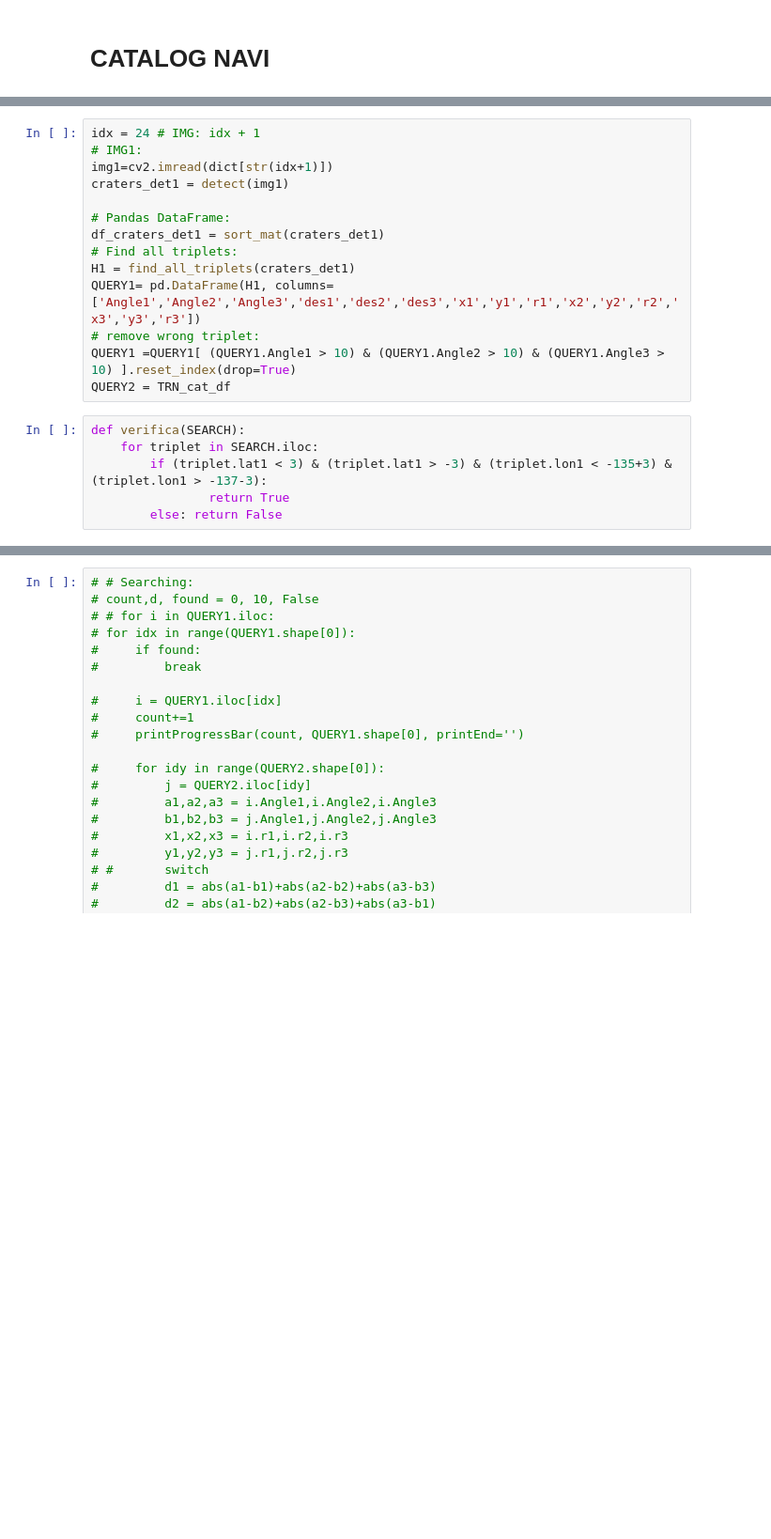
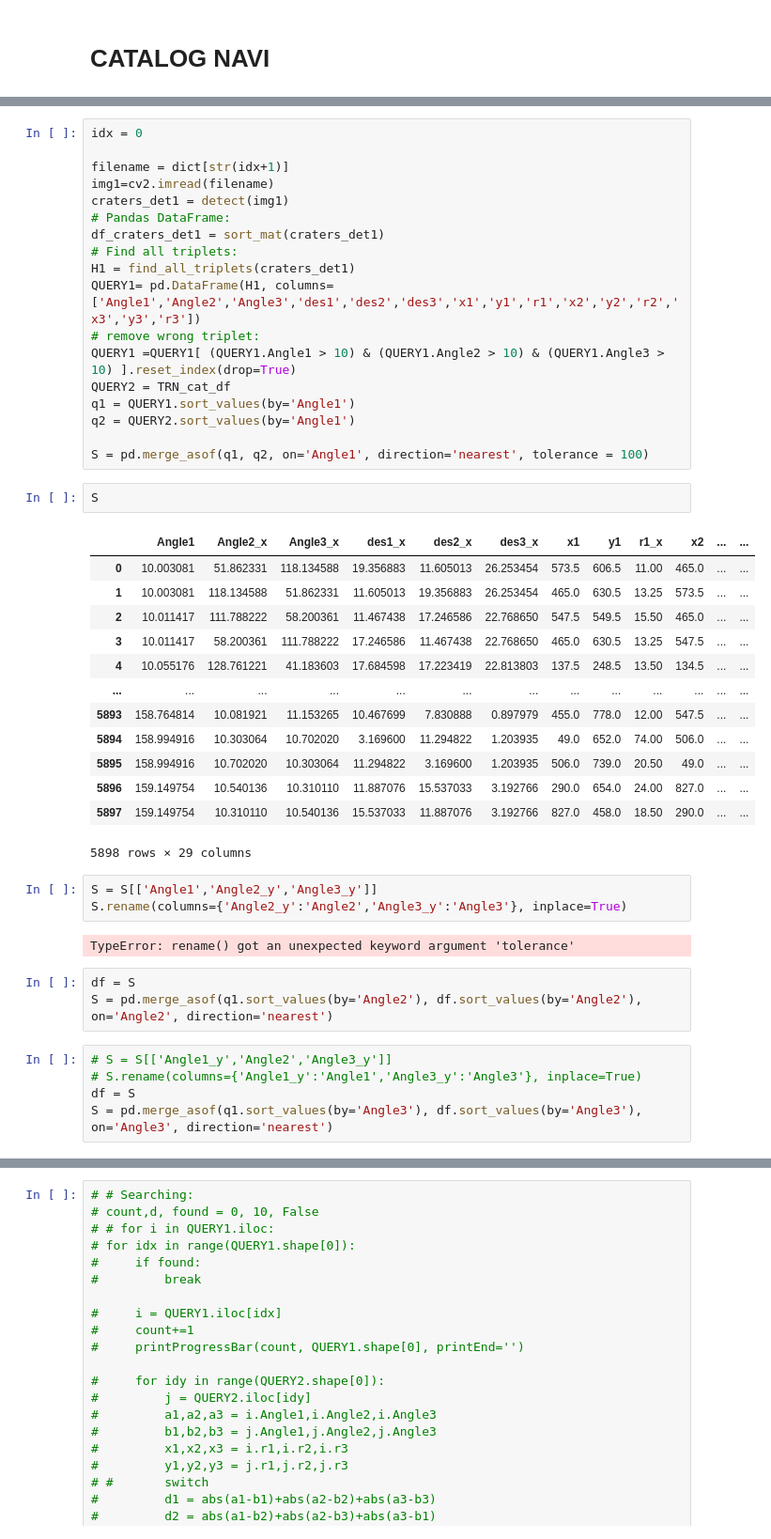
Before and after one commit to sirbastiano/FederNet, a Jupyter notebook: match.ipynb, the cells around one changed output, grey strips where cells are left out. Shown at 94% size. Drawn from its saved outputs; the diff is of its cells as text; blank space fills up the shorter version.

```diff
--- a/match.ipynb
+++ b/match.ipynb
@@ -246,9 +304,9 @@ FOUND!
 # %%
-idx = 24 # IMG: idx + 1
-# IMG1:
-img1=cv2.imread(dict[str(idx+1)])
+idx = 0
+
+filename = dict[str(idx+1)]
+img1=cv2.imread(filename)
 craters_det1 = detect(img1)
-
 # Pandas DataFrame:
 df_craters_det1 = sort_mat(craters_det1)
 # Find all triplets:
@@ -257,9 +315,36 @@ QUERY1= pd.DataFrame(H1, columns=['Angle1','Angle2','Angle3','des1','des2','des3
 # remove wrong triplet:
 QUERY1 =QUERY1[ (QUERY1.Angle1 > 10) & (QUERY1.Angle2 > 10) & (QUERY1.Angle3 > 10) ].reset_index(drop=True)
 QUERY2 = TRN_cat_df
+q1 = QUERY1.sort_values(by='Angle1')
+q2 = QUERY2.sort_values(by='Angle1')
+
+S = pd.merge_asof(q1, q2, on='Angle1', direction='nearest', tolerance = 100)
-# %%
-def verifica(SEARCH):
-    for triplet in SEARCH.iloc:
-        if (triplet.lat1 < 3) & (triplet.lat1 > -3) & (triplet.lon1 < -135+3) & (triplet.lon1 > -137-3):
-                return True
-        else: return False
+# %%
+S
+# %% [output]
+|  | Angle1 | Angle2_x | Angle3_x | des1_x | des2_x | des3_x | x1 | y1 | r1_x | x2 | ... | ... |
+| 0 | 10.003081 | 51.862331 | 118.134588 | 19.356883 | 11.605013 | 26.253454 | 573.5 | 606.5 | 11.00 | 465.0 | ... | ... |
+| 1 | 10.003081 | 118.134588 | 51.862331 | 11.605013 | 19.356883 | 26.253454 | 465.0 | 630.5 | 13.25 | 573.5 | ... | ... |
+| 2 | 10.011417 | 111.788222 | 58.200361 | 11.467438 | 17.246586 | 22.768650 | 547.5 | 549.5 | 15.50 | 465.0 | ... | ... |
+| 3 | 10.011417 | 58.200361 | 111.788222 | 17.246586 | 11.467438 | 22.768650 | 465.0 | 630.5 | 13.25 | 547.5 | ... | ... |
+| 4 | 10.055176 | 128.761221 | 41.183603 | 17.684598 | 17.223419 | 22.813803 | 137.5 | 248.5 | 13.50 | 134.5 | ... | ... |
+| ... | ... | ... | ... | ... | ... | ... | ... | ... | ... | ... | ... | ... |
+| 5893 | 158.764814 | 10.081921 | 11.153265 | 10.467699 | 7.830888 | 0.897979 | 455.0 | 778.0 | 12.00 | 547.5 | ... | ... |
+| 5894 | 158.994916 | 10.303064 | 10.702020 | 3.169600 | 11.294822 | 1.203935 | 49.0 | 652.0 | 74.00 | 506.0 | ... | ... |
+| 5895 | 158.994916 | 10.702020 | 10.303064 | 11.294822 | 3.169600 | 1.203935 | 506.0 | 739.0 | 20.50 | 49.0 | ... | ... |
+| 5896 | 159.149754 | 10.540136 | 10.310110 | 11.887076 | 15.537033 | 3.192766 | 290.0 | 654.0 | 24.00 | 827.0 | ... | ... |
+| 5897 | 159.149754 | 10.310110 | 10.540136 | 15.537033 | 11.887076 | 3.192766 | 827.0 | 458.0 | 18.50 | 290.0 | ... | ... |
+5898 rows × 29 columns
+# %%
+S = S[['Angle1','Angle2_y','Angle3_y']]
+S.rename(columns={'Angle2_y':'Angle2','Angle3_y':'Angle3'}, inplace=True)
+# %% [output]
+TypeError: rename() got an unexpected keyword argument 'tolerance'
+# %%
+df = S
+S = pd.merge_asof(q1.sort_values(by='Angle2'), df.sort_values(by='Angle2'), on='Angle2', direction='nearest')
+# %%
+# S = S[['Angle1_y','Angle2','Angle3_y']]
+# S.rename(columns={'Angle1_y':'Angle1','Angle3_y':'Angle3'}, inplace=True)
+df = S
+S = pd.merge_asof(q1.sort_values(by='Angle3'), df.sort_values(by='Angle3'), on='Angle3', direction='nearest')
```
Also changed, not shown: parts of 9 cells of this notebook.
